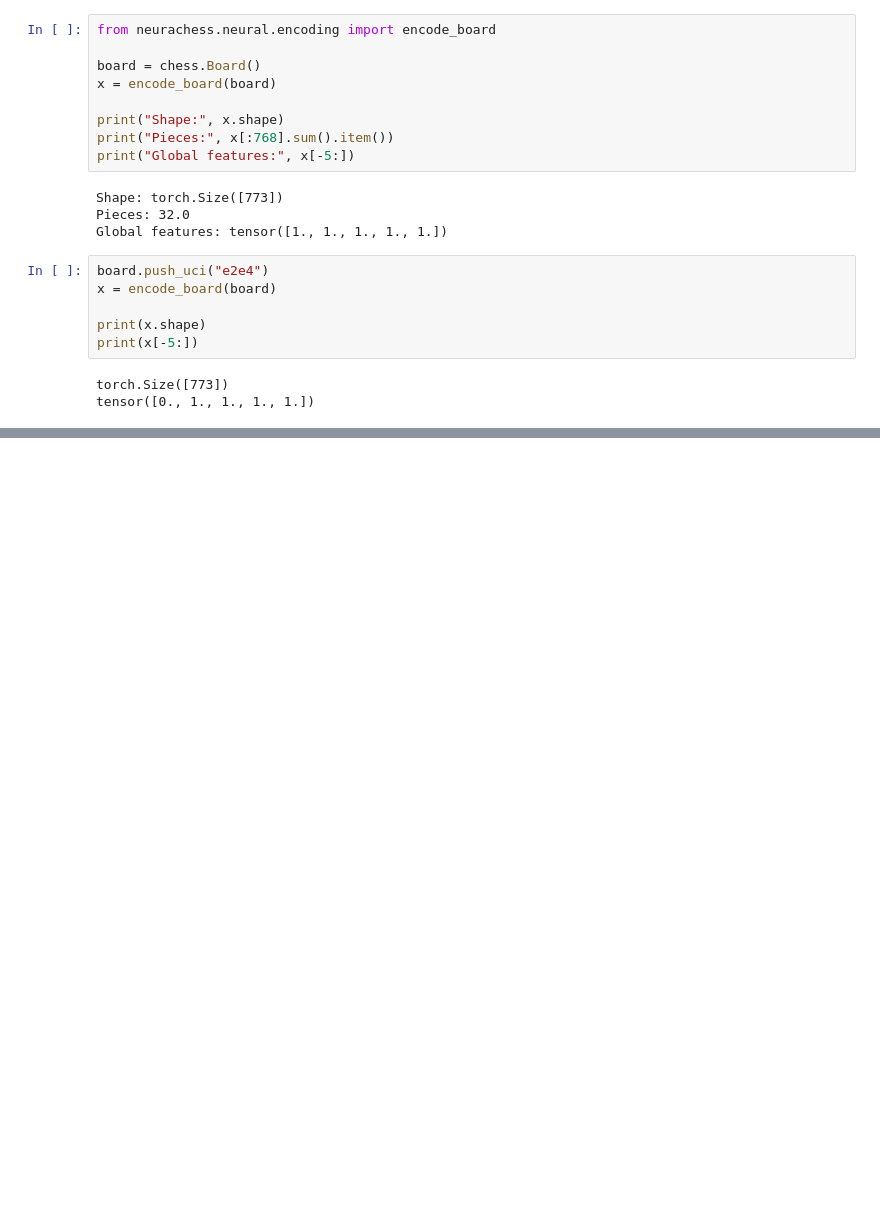
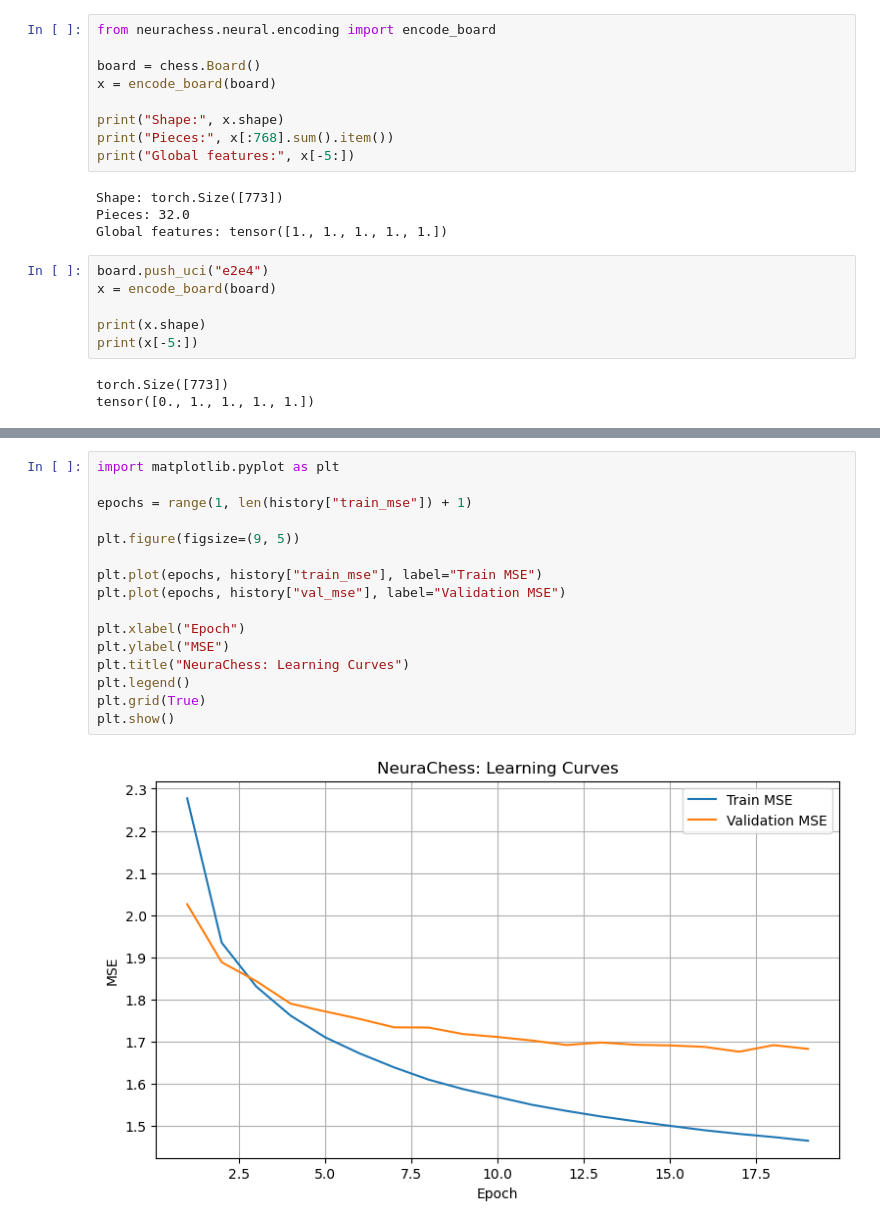
Before and after one commit to ArsalanTahirr/NeuraChess, a Jupyter notebook: notebooks/01_neural_experiments.ipynb, the cells around one changed output, grey strips where cells are left out. Drawn from its saved outputs; the diff is of its cells as text; blank space fills up the shorter version.

```diff
--- a/notebooks/01_neural_experiments.ipynb
+++ b/notebooks/01_neural_experiments.ipynb
@@ -98,0 +354,18 @@ tensor([0., 1., 1., 1., 1.])
+# %%
+import matplotlib.pyplot as plt
+
+epochs = range(1, len(history["train_mse"]) + 1)
+
+plt.figure(figsize=(9, 5))
+
+plt.plot(epochs, history["train_mse"], label="Train MSE")
+plt.plot(epochs, history["val_mse"], label="Validation MSE")
+
+plt.xlabel("Epoch")
+plt.ylabel("MSE")
+plt.title("NeuraChess: Learning Curves")
+plt.legend()
+plt.grid(True)
+plt.show()
+# %% [output]
+[figure, added]
```
Also changed, not shown: parts of 15 cells of this notebook, 1 other file.
